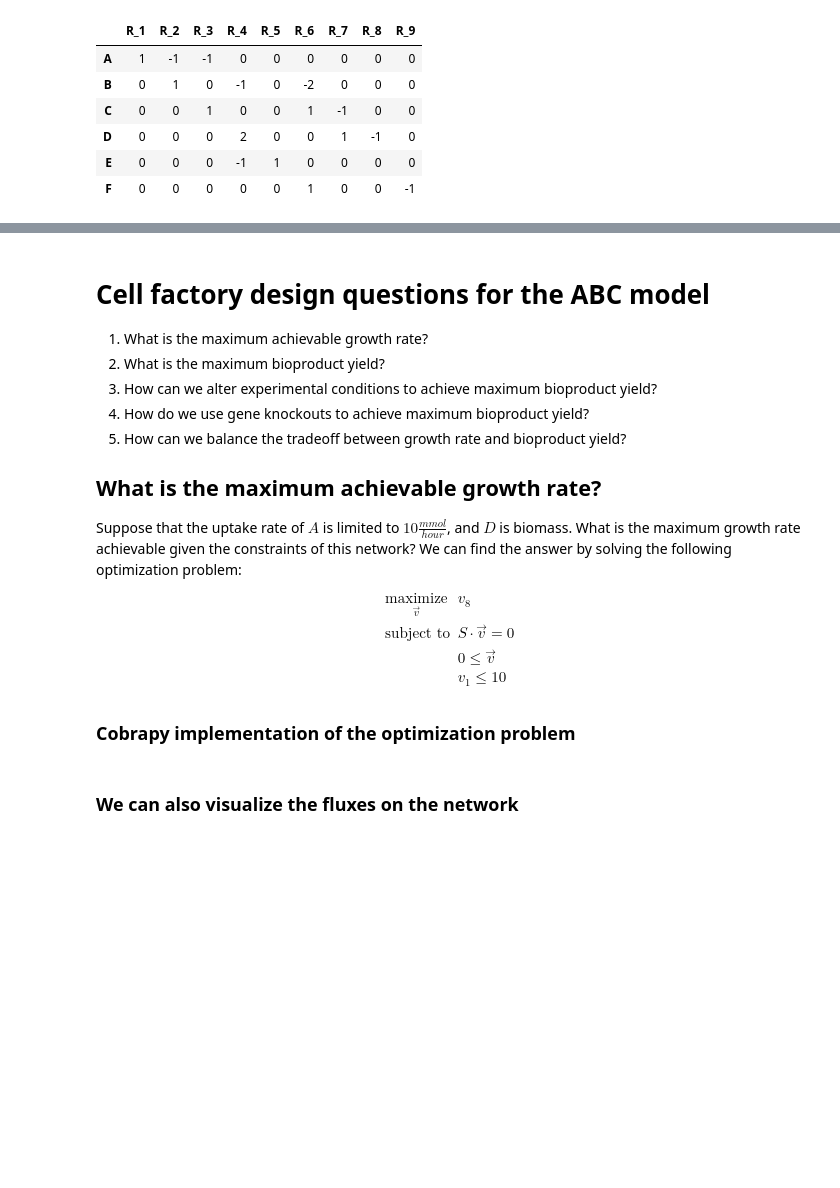
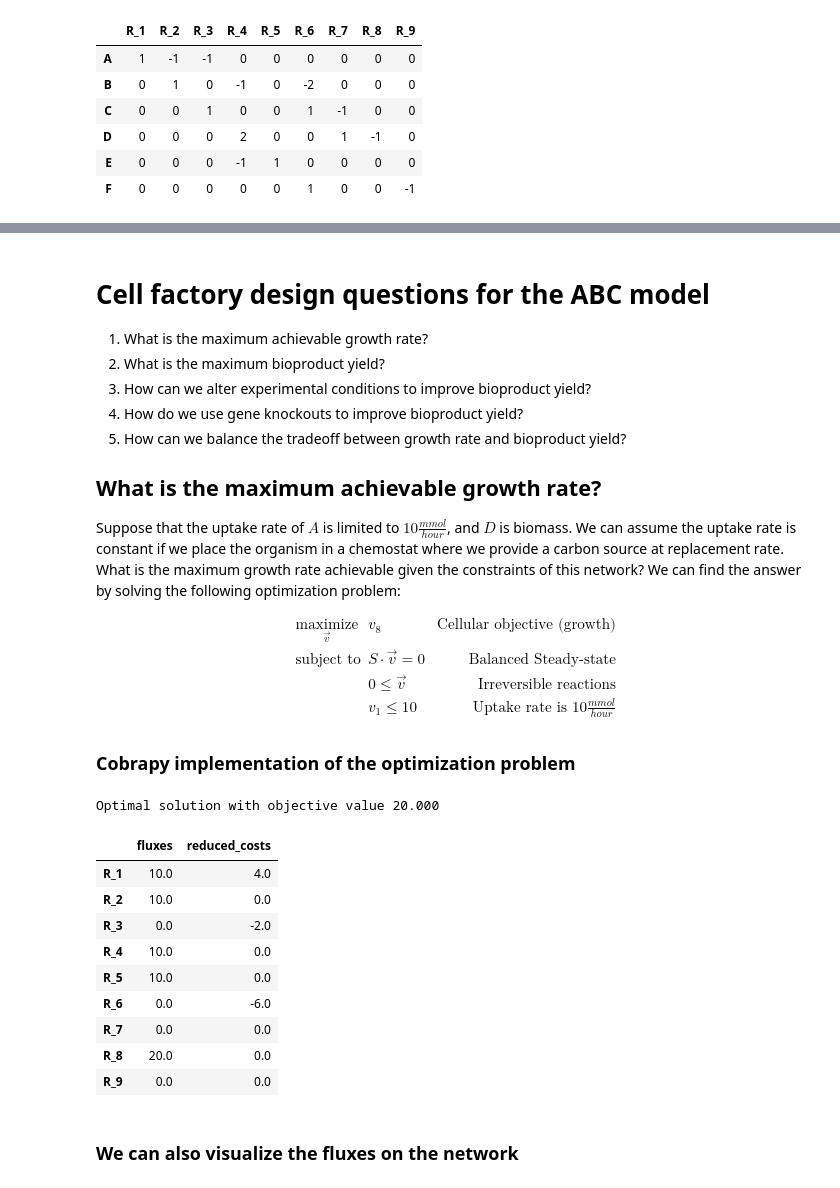
Before and after one commit to AgileBioFoundry/2021-07-16-cell-factory-design, a Jupyter notebook: 01-Intro-to-FBA.ipynb, the cells around one changed output, grey strips where cells are left out. Cells and saved outputs as stored; diff of their text form; code cells hidden in the pictures; blank space fills up the shorter version.

```diff
--- a/01-Intro-to-FBA.ipynb
+++ b/01-Intro-to-FBA.ipynb
@@ -126,27 +145,40 @@ For the ABC model, all feasible steady-state flux distributions can be decompose
 
 1. What is the maximum achievable growth rate?
 2. What is the maximum bioproduct yield?
-3. How can we alter experimental conditions to achieve maximum bioproduct yield?
-4. How do we use gene knockouts to achieve maximum bioproduct yield?
+3. How can we alter experimental conditions to improve bioproduct yield?
+4. How do we use gene knockouts to improve bioproduct yield?
 5. How can we balance the tradeoff between growth rate and bioproduct yield?
 
 
 ## What is the maximum achievable growth rate?
 
-Suppose that the uptake rate of $A$ is limited to $10 \frac{mmol}{hour}$, and $D$ is biomass. What is the maximum growth rate achievable given the constraints of this network?  We can find the answer by solving the following optimization problem:
-$$\begin{array}{ll}
-    \underset{\vec{v}}{\mbox{maximize}}   & v_{8} \\
-    \mbox{subject to}  & S\cdot \vec{v} = 0 \\
-    & 0 \leq \vec{v}  \\
-    & v_1 \leq 10 \\
+Suppose that the uptake rate of $A$ is limited to $10 \frac{mmol}{hour}$, and $D$ is biomass.  We can assume the uptake rate is constant if we place the organism in a chemostat where we provide a carbon source at replacement rate.  What is the maximum growth rate achievable given the constraints of this network?  We can find the answer by solving the following optimization problem:
+
+$$\begin{array}{lllr}
+   & \underset{\vec{v}}{\mbox{maximize}}   & v_{8}  & \text{Cellular objective (growth)} \\
+  &  \mbox{subject to}  & S\cdot \vec{v} = 0 & \text{Balanced Steady-state} \\
+   & & 0 \leq \vec{v}  & \text{Irreversible reactions} \\
+   & & v_1 \leq 10  & \text{Uptake rate is } 10  \frac{mmol}{hour} \\
 \end{array}$$
 
 ### Cobrapy implementation of the optimization problem
 # %%
 abc_model = cobra.io.load_json_model('ABC/ABC_model.json')
-abc_model.objective = R_8
+abc_model.objective = abc_model.reactions.R_8
 abc_model.reactions.R_1.upper_bound = 10
 abc_model.optimize()
+# %% [output]
+Optimal solution with objective value 20.000
+|  | fluxes | reduced_costs |
+| R_1 | 10.0 | 4.0 |
+| R_2 | 10.0 | 0.0 |
+| R_3 | 0.0 | -2.0 |
+| R_4 | 10.0 | 0.0 |
+| R_5 | 10.0 | 0.0 |
+| R_6 | 0.0 | -6.0 |
+| R_7 | 0.0 | 0.0 |
+| R_8 | 20.0 | 0.0 |
+| R_9 | 0.0 | 0.0 |
 # %% [markdown]
 ### We can also visualize the fluxes on the network
 # %%
```
Also changed, not shown: parts of 40 cells of this notebook.
